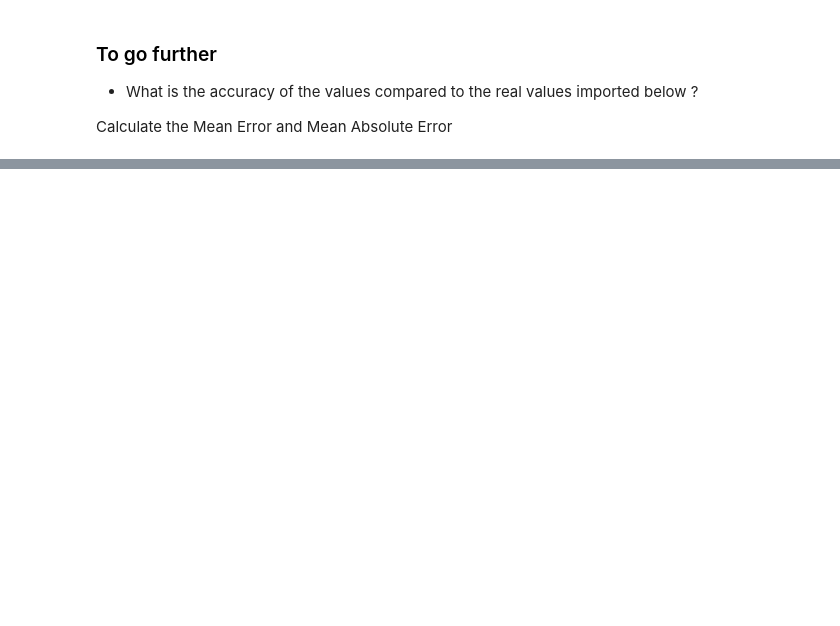
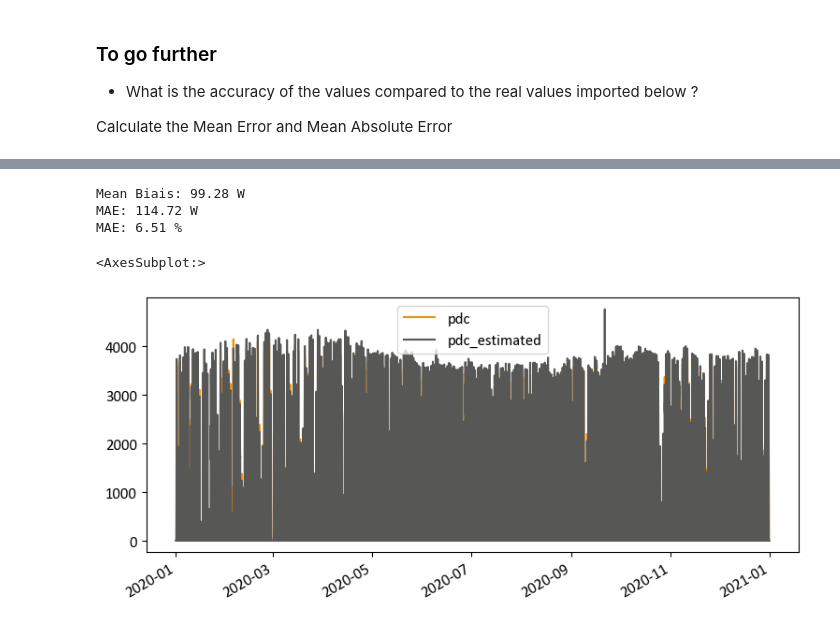
Before and after one commit to AlexandreHugoMathieu/pvfault_detection_solar_academy, a Jupyter notebook: notebooks/dc_power_estimation.ipynb, the cells around one changed output, grey strips where cells are left out. Saved outputs shown, nothing was run; the diff lists cells and outputs as text; code cells hidden in the pictures; blank space fills up the shorter version.

```diff
--- a/notebooks/dc_power_estimation.ipynb
+++ b/notebooks/dc_power_estimation.ipynb
@@ -238,2 +297,23 @@ Calculate the Mean Error and Mean Absolute Error
 # %%
-# P_dc
+# Make the figure interactive and enable to zoom
+#%matplotlib widget
+# If the widget does not work, the line below switches to a regular figure
+%matplotlib inline
+
+df = pd.DataFrame()
+df["pdc"] = actual["pdc"]
+df["pdc_estimated"] = dc_power
+
+filter = (df["pdc"] > 1)
+print(f'Mean Biais: {round((df.loc[filter, "pdc_estimated"] -df.loc[filter,"pdc"]).mean(),2)} W')
+error = df.loc[filter, "pdc_estimated"] -df.loc[filter,"pdc"]
+print(f'MAE: {round(error.abs().mean(),2)} W')
+print(f'MAE: {round(error.abs().mean()/df.loc[filter, "pdc"].mean()*100,2)} %')
+
+df.plot(figsize=(9,4))
+# %% [output]
+Mean Biais: 99.28 W
+MAE: 114.72 W
+MAE: 6.51 %
+<AxesSubplot:>
+[figure, added]
```
Also changed, not shown: parts of 6 cells of this notebook, 4 other files.
